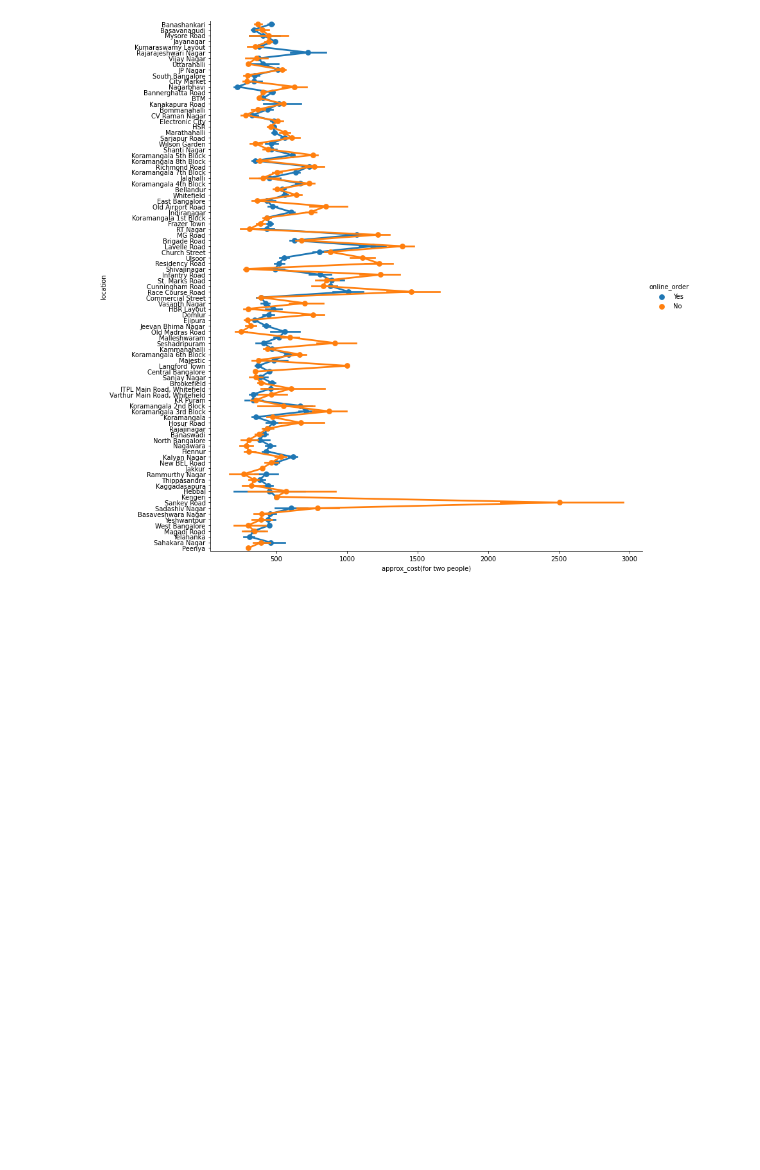
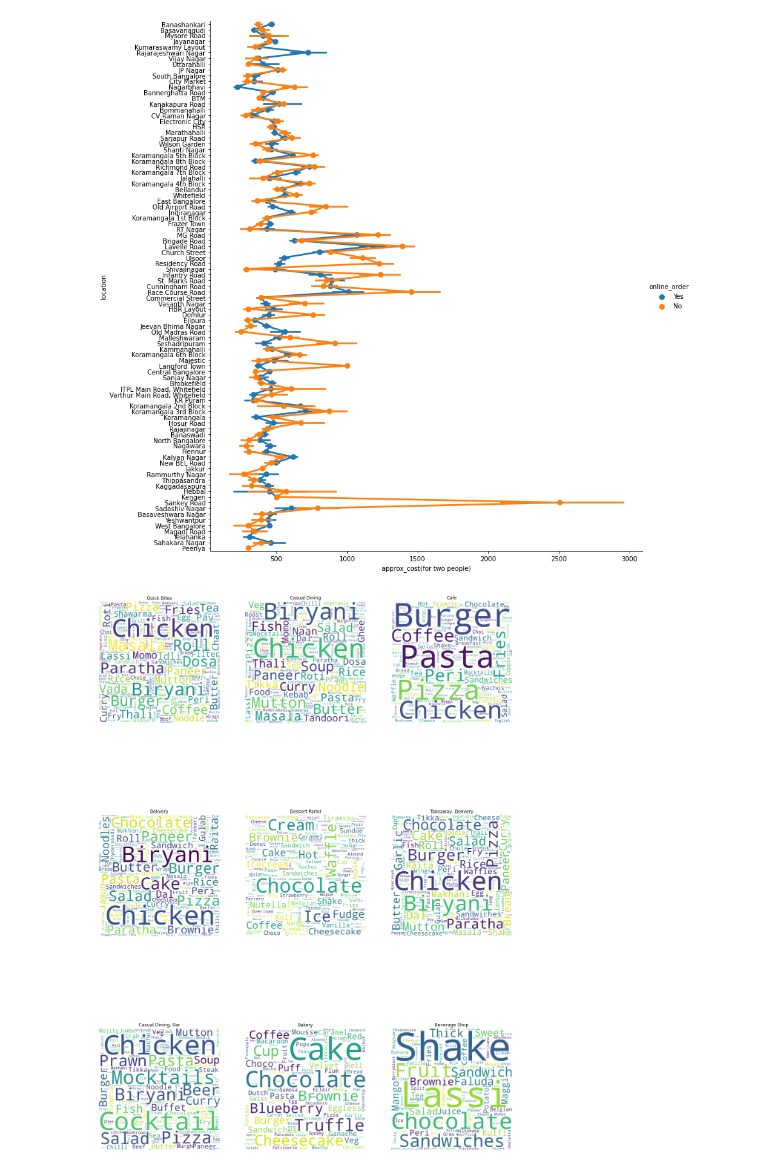
Before and after one commit to rushikeshnaik779/EDA, a Jupyter notebook: zomato_bangalore_restaurants.ipynb, the cells around one changed output. Cells and saved outputs as stored; diff of their text form; code cells hidden in the pictures; blank space fills up the shorter version.

```diff
--- a/zomato_bangalore_restaurants.ipynb
+++ b/zomato_bangalore_restaurants.ipynb
@@ -419,3 +419,7 @@ plt.show()
 # %% [output]
 <Figure size 576x1296 with 0 Axes>
 [figure]
+# %%
+df['new_dish_liked'] = df['dish_liked'].apply( lambda x : x.split(',') if type(x)==str else[''])
+# %%
+rest = df['rest_type'].value_counts()[:9].index
@@ -421,0 +428,18 @@ plt.show()
+# %%
+def produce_wordcloud(rest):
+    plt.figure(figsize=(20, 30))
+
+    for i,r in enumerate(rest):
+        plt.subplot(3, 3, i+1)
+        corpus = df[df['rest_type'] ==r]['new_dish_liked'].values.tolist()
+
+        corpus = ','.join(x for list_words in corpus for x in list_words)
+        word_cloud = WordCloud(max_font_size=None, background_color = 'white',
+                               collocations=False, width=1500, height=1500).generate(corpus)
+        plt.imshow(word_cloud)
+        plt.title(r)
+        plt.axis("off")
+# %%
+produce_wordcloud(rest)
+# %% [output]
+[figure, added]
```
Also changed, not shown: parts of 1 cell of this notebook.
